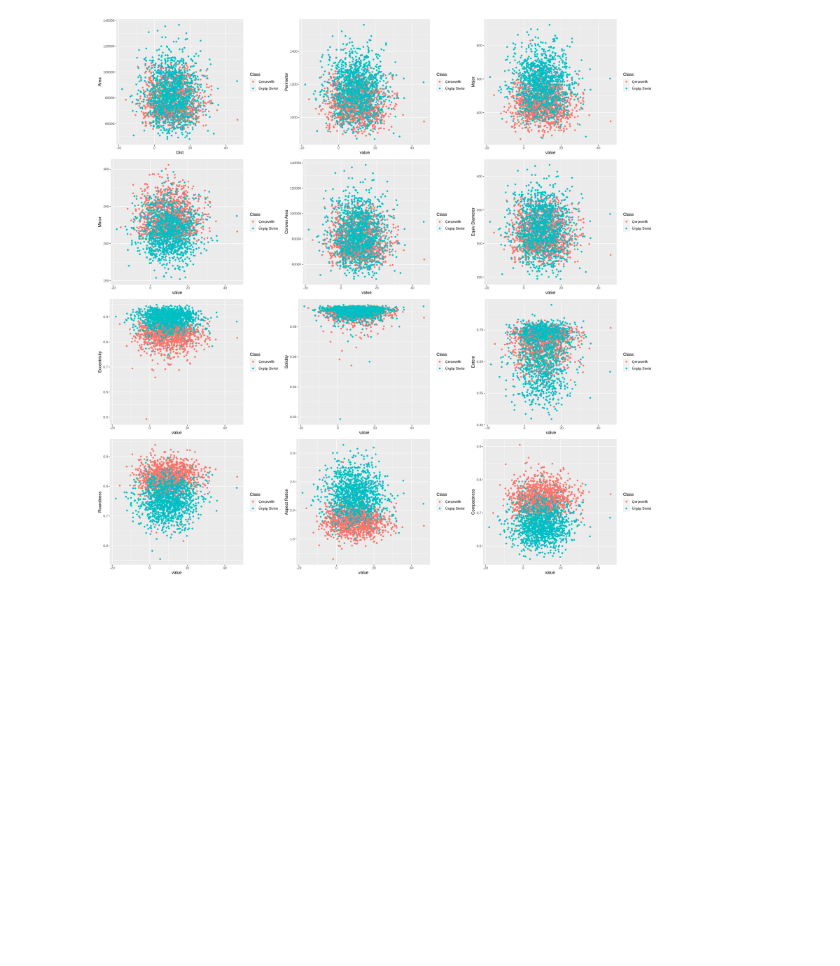
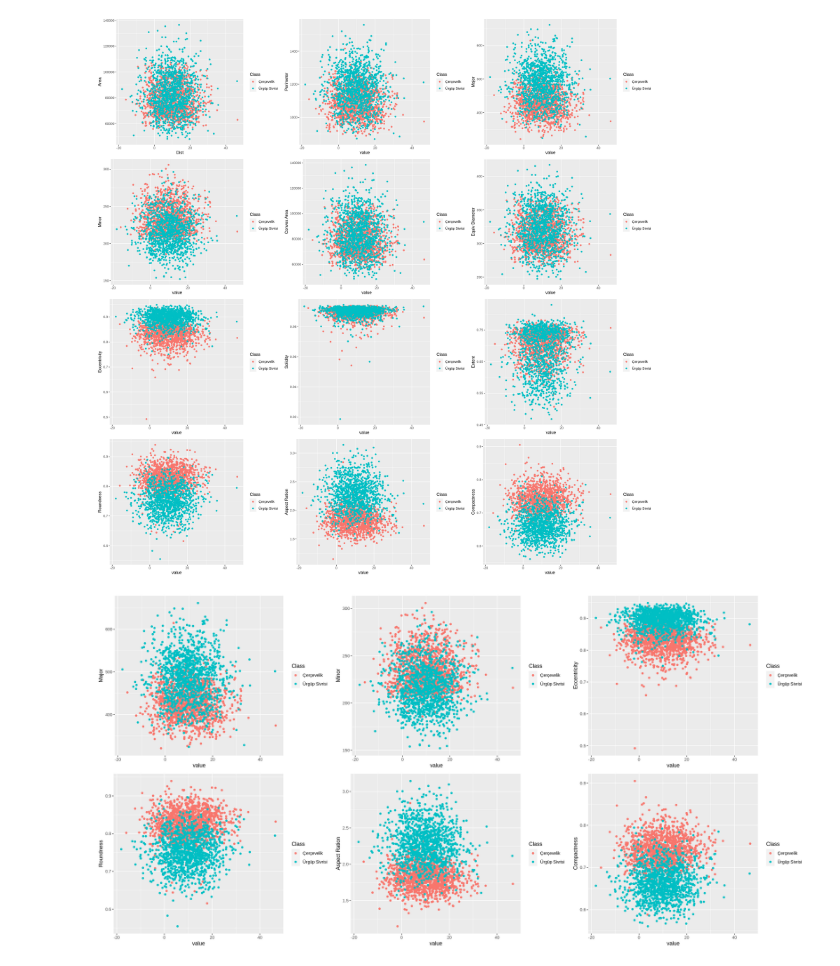
Before and after one commit to FarrelRamdhani/DSCI-100-Team-Project, a Jupyter notebook: Chose_Parameters.ipynb, the cells around one changed output. Drawn from its saved outputs; the diff is of its cells as text; code cells hidden in the pictures; blank space fills up the shorter version.

Commit message:
Chose parameters not final 3

```diff
--- a/Chose_Parameters.ipynb
+++ b/Chose_Parameters.ipynb
@@ -154,3 +136,11 @@ Plot_All
 # From the plot above, it can be seen that Eccentricity, Roundness, Aspect_Ration, and Compactness show a really contrast value between thesde 2 clases.
 #Can be concluded that the use of these 4 parameteres will be useful.
 #In addition Major And Minor Axis, shows a weak difference.
+# %%
+#From the plot we decide to choose 6 parameters Major And Minor Axis,Eccentricity, Roundness, Aspect_Ration, and Compactness
+options(repr.plot.width = 20, repr.plot.height = 10)
+Plot_Parameters <- plot_grid(plot_Major, plot_Minor, plot_Eccentricity, plot_Roundness, plot_Aspect_Ration, plot_Compactness, ncol = 3)
+
+Plot_Parameters
+# %% [output]
+[figure, added]
```
Also changed, not shown: parts of 2 cells of this notebook.
